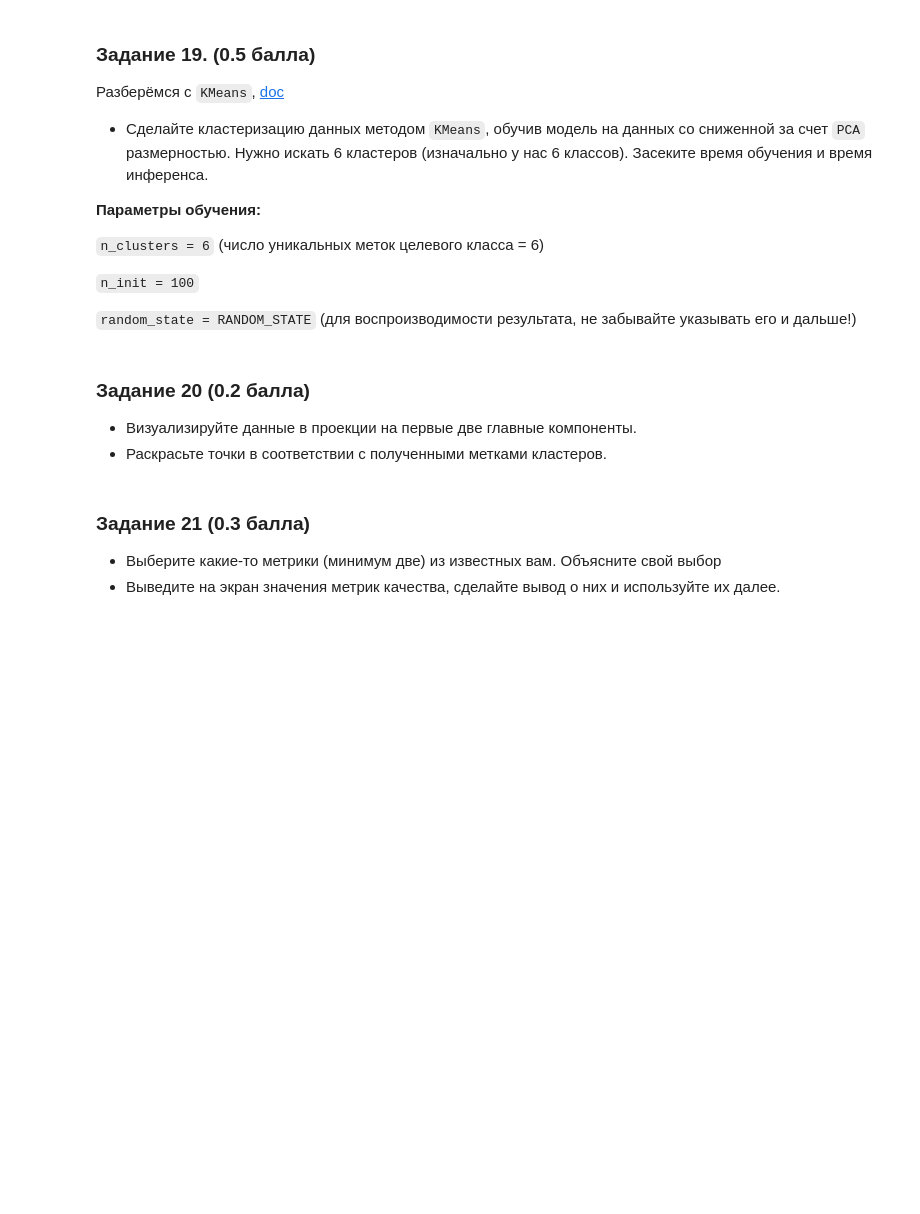
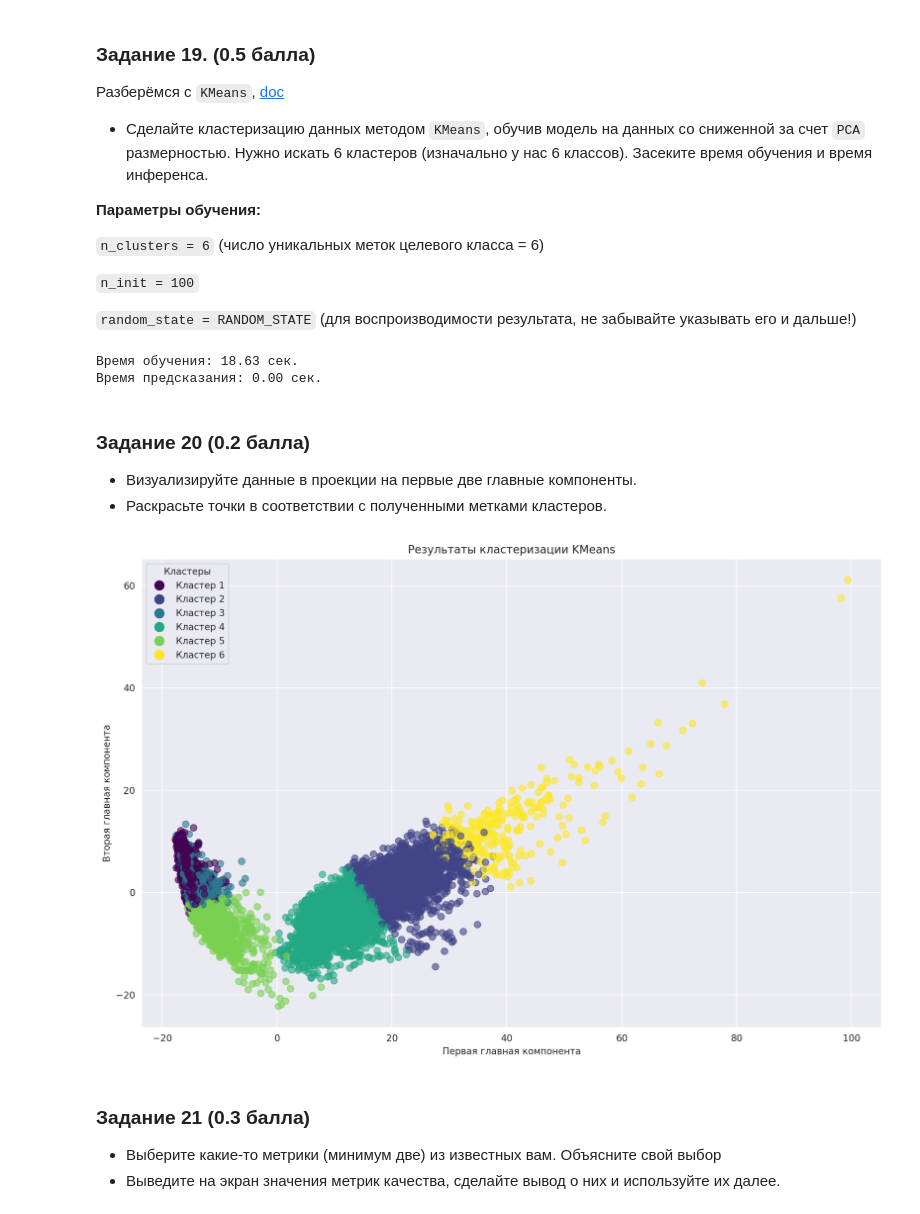
Before and after one commit to psaw/hse-ai24-ml, a Jupyter notebook: hw-5/AI_HW5_boosting_base.ipynb, the cells around one changed output. Saved outputs shown, nothing was run; the diff lists cells and outputs as text; code cells hidden in the pictures; blank space fills up the shorter version.

```diff
--- a/hw-5/AI_HW5_boosting_base.ipynb
+++ b/hw-5/AI_HW5_boosting_base.ipynb
@@ -1455,3 +1521,31 @@ plt.scatter()
+# %%
+# Ваш код здесь
+from sklearn.cluster import KMeans
+import time
+
+# Параметры для KMeans
+kmeans_params = {
+    'n_clusters': 6,  # число кластеров
+    'n_init': 100,    # число инициализаций
+    'random_state': RANDOM_STATE
+}
+
+# Замеряем время обучения
+start_time = time.time()
+kmeans = KMeans(**kmeans_params)
+kmeans.fit(X_pca)
+train_time = time.time() - start_time
+
+# Замеряем время предсказания
+start_time = time.time()
+y_pred = kmeans.predict(X_pca)
+predict_time = time.time() - start_time
+
+print(f"Время обучения: {train_time:.2f} сек.")
+print(f"Время предсказания: {predict_time:.2f} сек.")
+# %% [output]
+Время обучения: 18.63 сек.
+Время предсказания: 0.00 сек.
 # %% [markdown]
 ### **Задание 20 (0.2 балла)**
 
@@ -1462,3 +1554,26 @@ plt.scatter()
+# %%
+# Ваш код здесь
+plt.figure(figsize=(12, 8))
+scatter = plt.scatter(X_pca[:, 0], X_pca[:, 1],
+                     c=y_pred,  # раскраска по предсказанным кластерам
+                     cmap='viridis',
+                     alpha=0.6,
+                     s=50)
+
+plt.title('Результаты кластеризации KMeans')
+plt.xlabel('Первая главная компонента')
+plt.ylabel('Вторая главная компонента')
+
+# Добавляем легенду (как в предыдущем задании)
+legend_labels = [f'Кластер {i+1}' for i in range(6)]
+legend_elements = [plt.Line2D([], [], c=c, marker='.', markersize=20, linestyle='None')
+                  for c in scatter.cmap(scatter.norm(range(6)))]
+plt.legend(legend_elements, legend_labels, title='Кластеры', loc='upper left')
+
+plt.tight_layout()
+plt.show()
+# %% [output]
+[figure, added]
 # %% [markdown]
 ### **Задание 21 (0.3 балла)**
 
```
Also changed, not shown: parts of 21 cells of this notebook.
